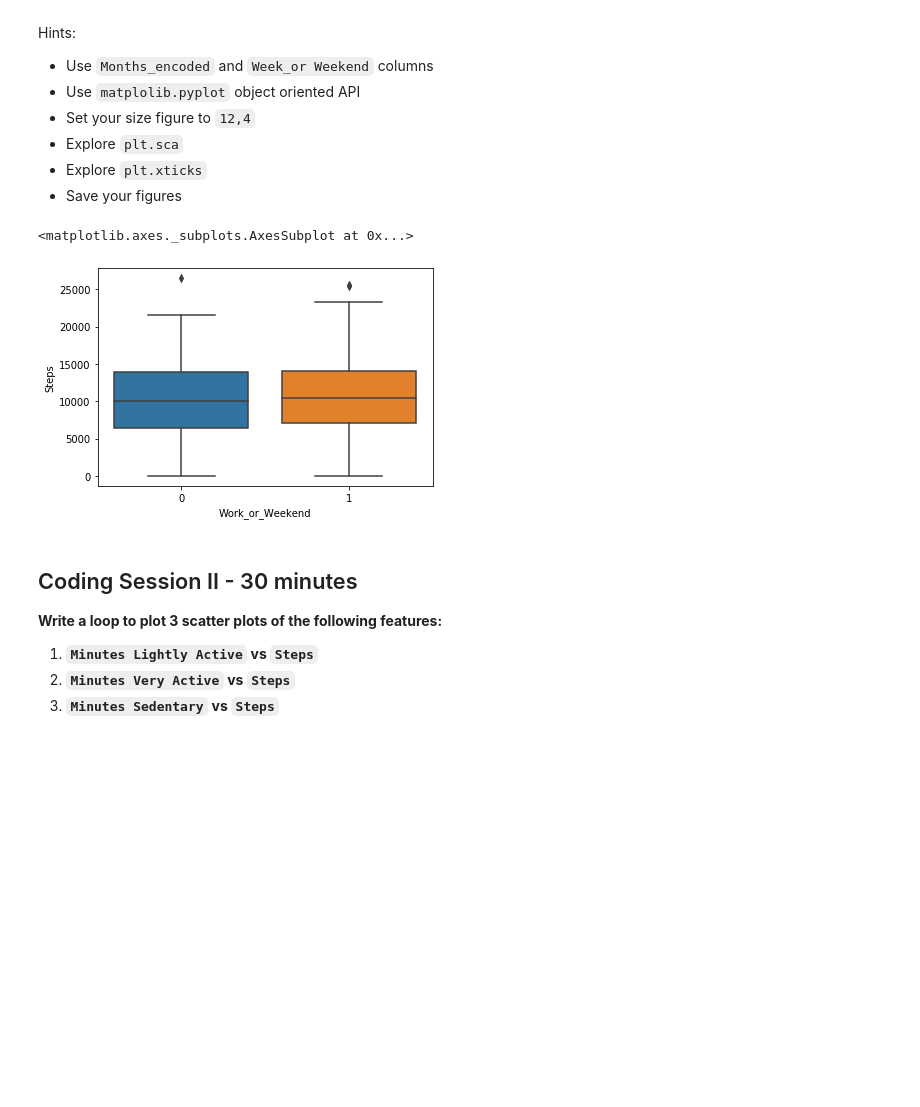
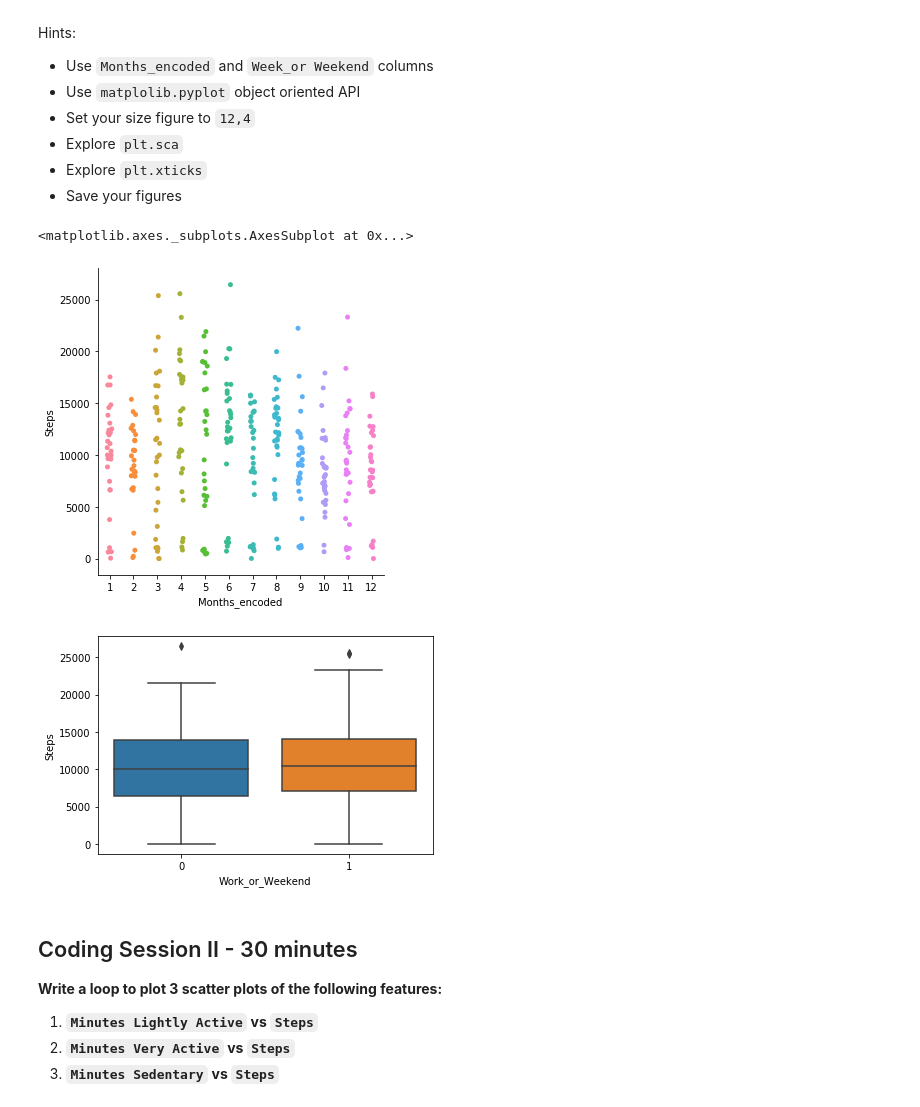
Before and after one commit to ironhack-datalabs/datamad0120, a Jupyter notebook: module-2/lab-matplotlib-seaborn/your-code/challenge-2.ipynb, the cells around one changed output. Drawn from its saved outputs; the diff is of its cells as text; code cells hidden in the pictures; blank space fills up the shorter version.

```diff
--- a/module-2/lab-matplotlib-seaborn/your-code/challenge-2.ipynb
+++ b/module-2/lab-matplotlib-seaborn/your-code/challenge-2.ipynb
@@ -54,11 +54,14 @@ Hints:
 - Save your figures
 # %%
 # Driver 1 enter codes here
+sns.catplot(x="Months_encoded", y="Steps", data=fitbit)
+
 plt.figure()
-sns.boxplot(y="Steps", x="Work_or_Weekend",data=fitbit,)
+sns.boxplot(y="Steps", x="Work_or_Weekend",data=fitbit)
 # %% [output]
 <matplotlib.axes._subplots.AxesSubplot at 0x...>
-[figure, old version]
+[figure, new version]
+[figure, added]
 # %% [markdown]
 ## Coding Session II - 30 minutes
 
```
Also changed, not shown: parts of 1 cell of this notebook, 1 other file.
